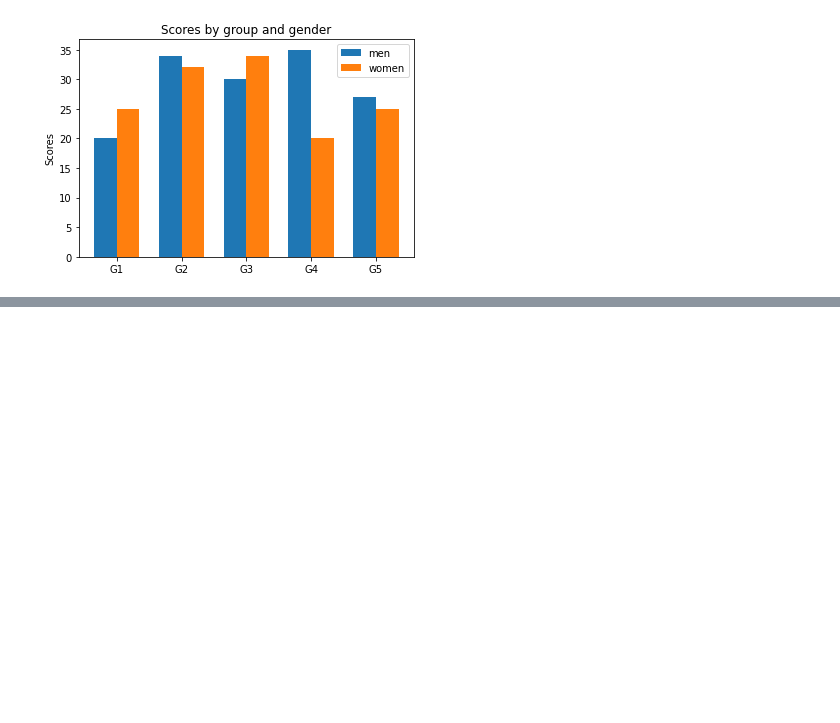
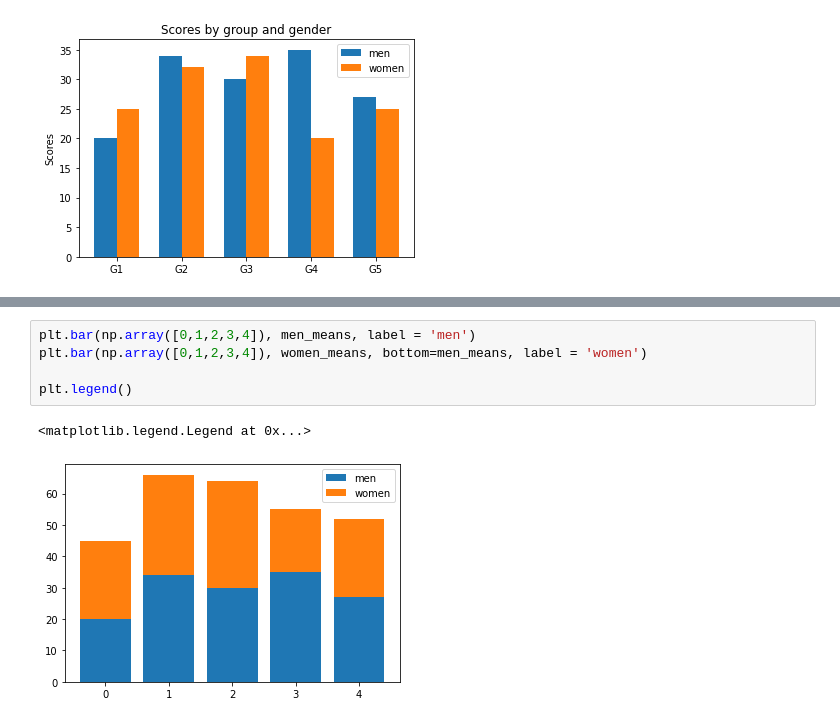
Before and after one commit to tohnperfect/DWDM21, a Jupyter notebook: Data_Visualization.ipynb, the cells around one changed output, grey strips where cells are left out. Drawn from its saved outputs; the diff is of its cells as text; blank space fills up the shorter version.

```diff
--- a/Data_Visualization.ipynb
+++ b/Data_Visualization.ipynb
@@ -219,0 +263,8 @@ plt.legend();
+# %%
+plt.bar(np.array([0,1,2,3,4]), men_means, label = 'men')
+plt.bar(np.array([0,1,2,3,4]), women_means, bottom=men_means, label = 'women')
+
+plt.legend()
+# %% [output]
+<matplotlib.legend.Legend at 0x...>
+[figure, added]
```
Also changed, not shown: parts of 12 cells of this notebook.
